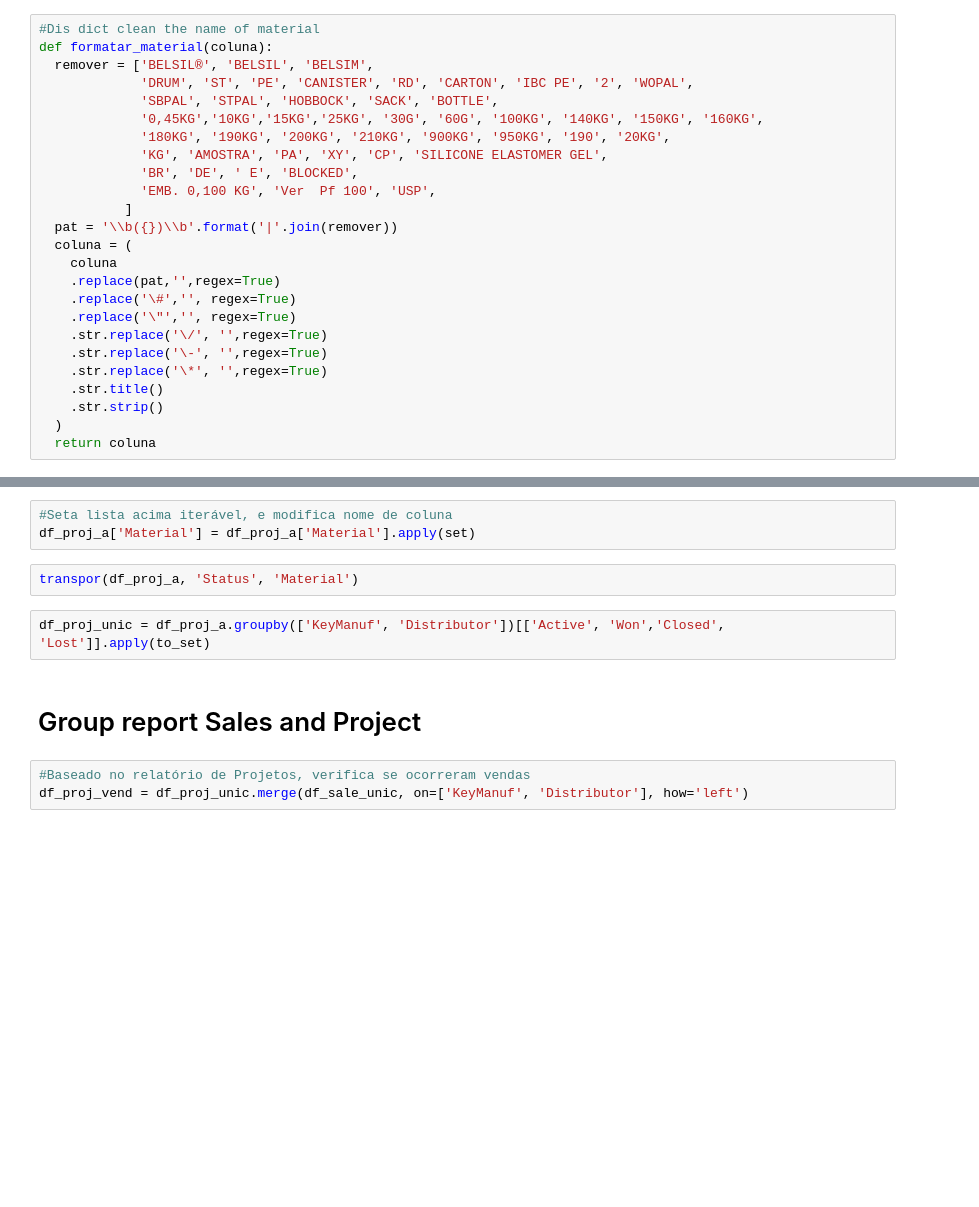
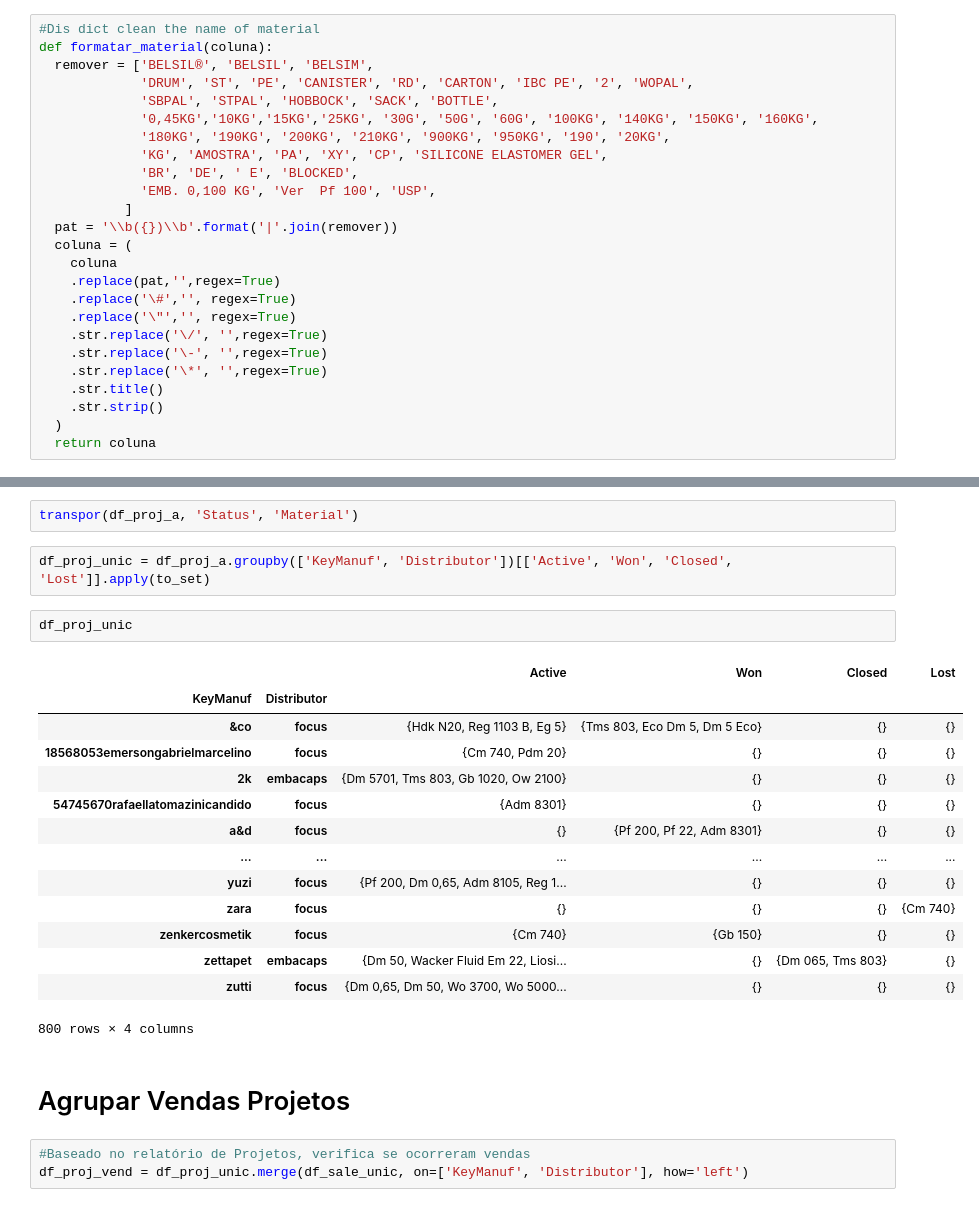
Before and after one commit to GimenesPaula/GimenesPaula, a Jupyter notebook: Projeto 1.ipynb, the cells around one changed output, grey strips where cells are left out. Saved outputs shown, nothing was run; the diff lists cells and outputs as text; blank space fills up the shorter version.

```diff
--- a/Projeto 1.ipynb
+++ b/Projeto 1.ipynb
@@ -224,7 +224,7 @@ def formatar_material(coluna):
   remover = ['BELSIL®', 'BELSIL', 'BELSIM',
              'DRUM', 'ST', 'PE', 'CANISTER', 'RD', 'CARTON', 'IBC PE', '2', 'WOPAL',
              'SBPAL', 'STPAL', 'HOBBOCK', 'SACK', 'BOTTLE',
-             '0,45KG','10KG','15KG','25KG', '30G', '60G', '100KG', '140KG', '150KG', '160KG',
+             '0,45KG','10KG','15KG','25KG', '30G', '50G', '60G', '100KG', '140KG', '150KG', '160KG',
              '180KG', '190KG', '200KG', '210KG', '900KG', '950KG', '190', '20KG',
              'KG', 'AMOSTRA', 'PA', 'XY', 'CP', 'SILICONE ELASTOMER GEL',
              'BR', 'DE', ' E', 'BLOCKED',
@@ -294,15 +294,29 @@ dtype: int64
 # %%
 #agrupo todos os produtos em projeto em uma lista, por cliente
 df_proj_a = df_proj.groupby(['KeyManuf','Distributor','Status']).agg({'Material':lambda x:list(set(x))}).reset_index()
-# %%
-#Seta lista acima iterável, e modifica nome de coluna
-df_proj_a['Material'] = df_proj_a['Material'].apply(set)
 # %%
 transpor(df_proj_a, 'Status', 'Material')
 # %%
-df_proj_unic = df_proj_a.groupby(['KeyManuf', 'Distributor'])[['Active', 'Won','Closed', 'Lost']].apply(to_set)
+df_proj_unic = df_proj_a.groupby(['KeyManuf', 'Distributor'])[['Active', 'Won', 'Closed', 'Lost']].apply(to_set)
-# %% [markdown]
-# Group report Sales and Project
+# %%
+df_proj_unic
+# %% [output]
+|  |  | Active | Won | Closed | Lost |
+| KeyManuf | Distributor |  |  |  |  |
+| &co | focus | {Hdk N20, Reg 1103 B, Eg 5} | {Tms 803, Eco Dm 5, Dm 5 Eco} | {} | {} |
+| 18568053emersongabrielmarcelino | focus | {Cm 740, Pdm 20} | {} | {} | {} |
+| 2k | embacaps | {Dm 5701, Tms 803, Gb 1020, Ow 2100} | {} | {} | {} |
+| 54745670rafaellatomazinicandido | focus | {Adm 8301} | {} | {} | {} |
+| a&d | focus | {} | {Pf 200, Pf 22, Adm 8301} | {} | {} |
+| ... | ... | ... | ... | ... | ... |
+| yuzi | focus | {Pf 200, Dm 0,65, Adm 8105, Reg 1... | {} | {} | {} |
+| zara | focus | {} | {} | {} | {Cm 740} |
+| zenkercosmetik | focus | {Cm 740} | {Gb 150} | {} | {} |
+| zettapet | embacaps | {Dm 50, Wacker Fluid Em 22, Liosi... | {} | {Dm 065, Tms 803} | {} |
+| zutti | focus | {Dm 0,65, Dm 50, Wo 3700, Wo 5000... | {} | {} | {} |
+800 rows × 4 columns
+# %% [markdown]
+# Agrupar Vendas Projetos
 # %%
 #Baseado no relatório de Projetos, verifica se ocorreram vendas
 df_proj_vend = df_proj_unic.merge(df_sale_unic, on=['KeyManuf', 'Distributor'], how='left')
```
Also changed, not shown: parts of 8 cells of this notebook.
